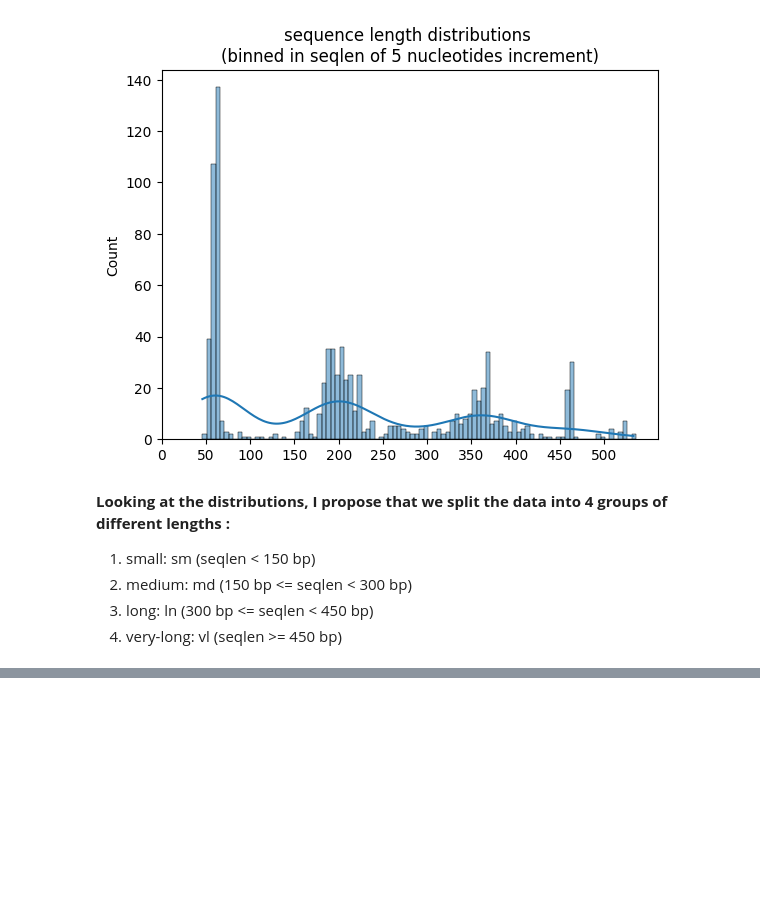
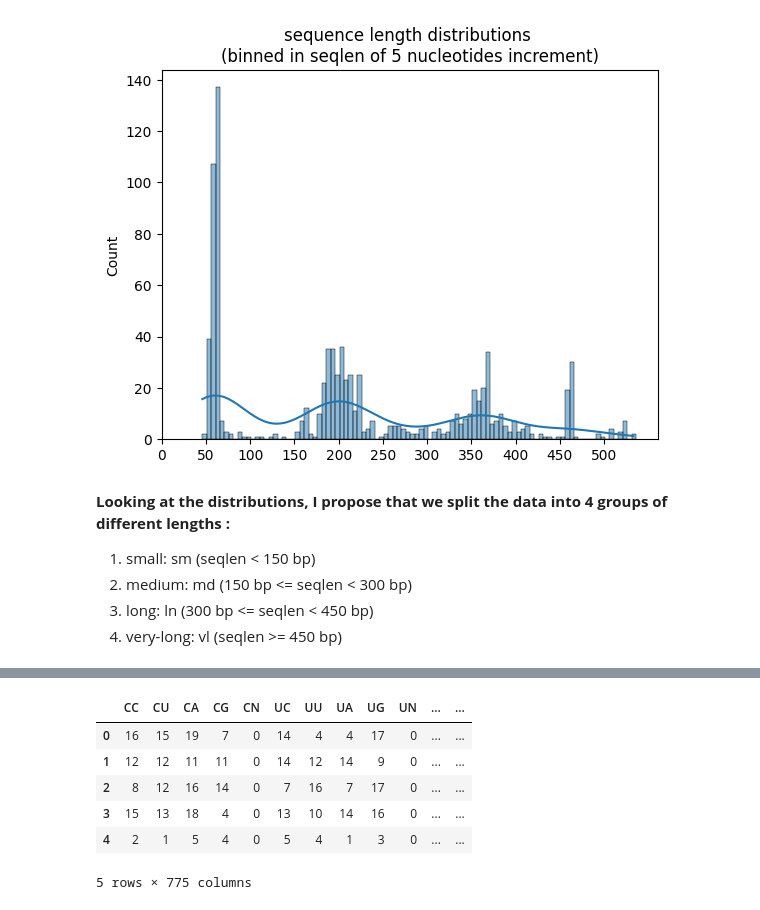
Before and after one commit to simlal/data-mining-assignments_bin710, a Jupyter notebook: dev4_descriptive-funcs/TP4_soln.ipynb, the cells around one changed output, grey strips where cells are left out. Drawn from its saved outputs; the diff is of its cells as text; code cells hidden in the pictures; blank space fills up the shorter version.

Commit message:
Generate kmers features and count all occurences

```diff
--- a/dev4_descriptive-funcs/TP4_soln.ipynb
+++ b/dev4_descriptive-funcs/TP4_soln.ipynb
@@ -314,0 +445,3 @@ ax.set(xlabel="")
+# %%
+# Generate all kmers for k e {2, 3, 4}
+kmers = generate_rna_kmers(possible_nucleotides=rna_nuc_with_unknowns, kmin=2, kmax=4)
@@ -314,0 +458,7 @@ ax.set(xlabel="")
+# %%
+# Get kmers dataframe
+kmer_patterns = [kmer for k in kmers for kmer in kmers[k]]
+kmers_df = pd.DataFrame(0, index=df.index, columns=kmer_patterns)
+
+# Concat to the original dataframe
+df = pd.concat([df, kmers_df], axis=1)
@@ -314,0 +475,14 @@ ax.set(xlabel="")
+# %%
+# Iterate through each possible kmer and count the occurences
+for kmer in kmer_patterns:
+    df[kmer] = df["sequence"].apply(lambda seq: seq.count(kmer))
+# %%
+df[kmer_patterns].head()
+# %% [output]
+|  | CC | CU | CA | CG | CN | UC | UU | UA | UG | UN | ... | ... |
+| 0 | 16 | 15 | 19 | 7 | 0 | 14 | 4 | 4 | 17 | 0 | ... | ... |
+| 1 | 12 | 12 | 11 | 11 | 0 | 14 | 12 | 14 | 9 | 0 | ... | ... |
+| 2 | 8 | 12 | 16 | 14 | 0 | 7 | 16 | 7 | 17 | 0 | ... | ... |
+| 3 | 15 | 13 | 18 | 4 | 0 | 13 | 10 | 14 | 16 | 0 | ... | ... |
+| 4 | 2 | 1 | 5 | 4 | 0 | 5 | 4 | 1 | 3 | 0 | ... | ... |
+5 rows × 775 columns
```
Also changed, not shown: parts of 18 cells of this notebook.
